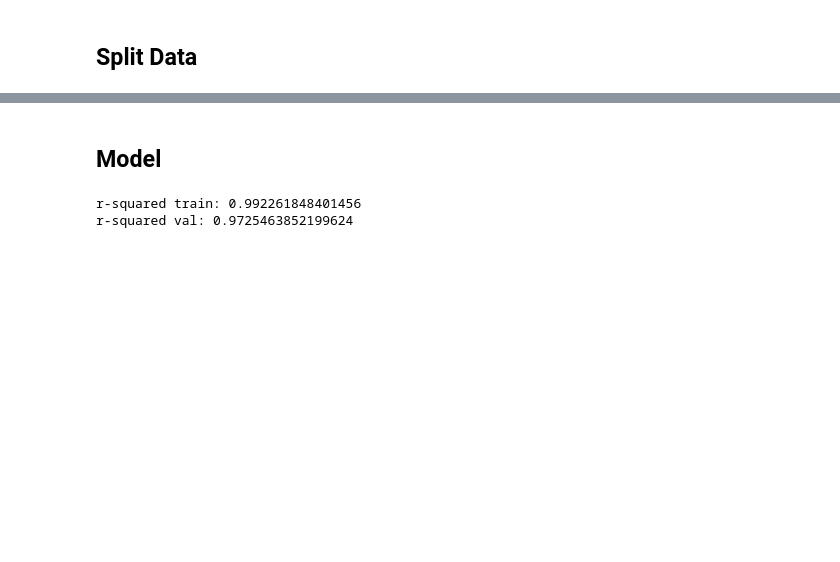
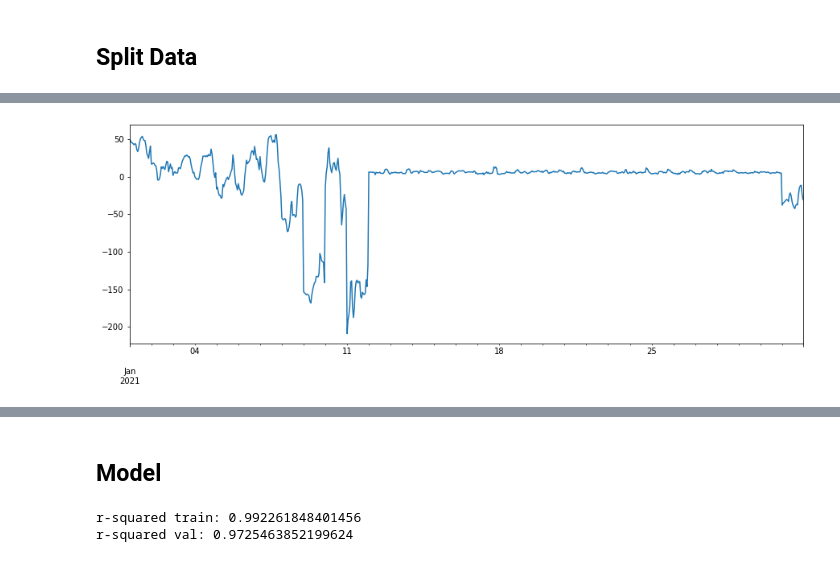
Before and after one commit to EvanHolder/Predicting-Energy-Markets-in-Spain, a Jupyter notebook: notebooks/XGBoost.ipynb, the cells around one changed output, grey strips where cells are left out. Cells and saved outputs as stored; diff of their text form; code cells hidden in the pictures; blank space fills up the shorter version.

```diff
--- a/notebooks/XGBoost.ipynb
+++ b/notebooks/XGBoost.ipynb
@@ -56,0 +59,3 @@ X_test, X_val, y_test, y_val = train_test_split(X_test, y_test, test_size=.5, ra
+# %%
+df_raw=df.copy()
+df.drop(columns='price_actual', inplace=True)
@@ -56,0 +99,19 @@ X_test, X_val, y_test, y_val = train_test_split(X_test, y_test, test_size=.5, ra
+# %%
+forecast_corrs = [(np.corrcoef(df.loc[str(num), 'price_tomorrow'], df.loc[str(num), 'price_forecast_tomorrow'])**2)[0][1] for num in range(2016,2022,1)]
+results_year = pd.DataFrame(index=range(2016,2022,1), columns=['TSO_Forecast', 'RF_Wo_Forecast', 'RF_W_Forecast'])
+results_year['TSO_Forecast'] = forecast_corrs
+def fit_rf_year(data, test_year, results_df):
+    indices = data.loc[str(test_year)].index
+    for col in ['RF_Wo_Forecast', 'RF_W_Forecast']:
+        X_train = data.drop(index=indices).drop(columns='price_tomorrow')
+        X_test = data.loc[str(test_year)].drop(columns='price_tomorrow')
+        if col == 'RF_Wo_Forecast':
+            X_train = X_train.drop(columns='price_forecast_tomorrow')
+            X_test = X_test.drop(columns='price_forecast_tomorrow')
+        y_train = data.drop(index=indices).loc[:, 'price_tomorrow']
+        y_test = data.loc[str(test_year), 'price_tomorrow']
+        xg = XGBRegressor(random_state=17)
+        xg.fit(X_train, y_train)
+        preds_val = xg.predict(X_test)
+        r2 = (np.corrcoef(preds_val, y_test)**2)[0][1]
+        results_df.loc[test_year, col] = r2
@@ -56,0 +191,6 @@ X_test, X_val, y_test, y_val = train_test_split(X_test, y_test, test_size=.5, ra
+# %%
+df_raw['price_diff'] = df_raw['price_tomorrow'] - df_raw['price_forecast_tomorrow']
+# %%
+df_raw.loc['2021-1','price_diff'].plot(figsize=(15,5));
+# %% [output]
+[figure, added]
```
Also changed, not shown: parts of 18 cells of this notebook, 7 other files.
